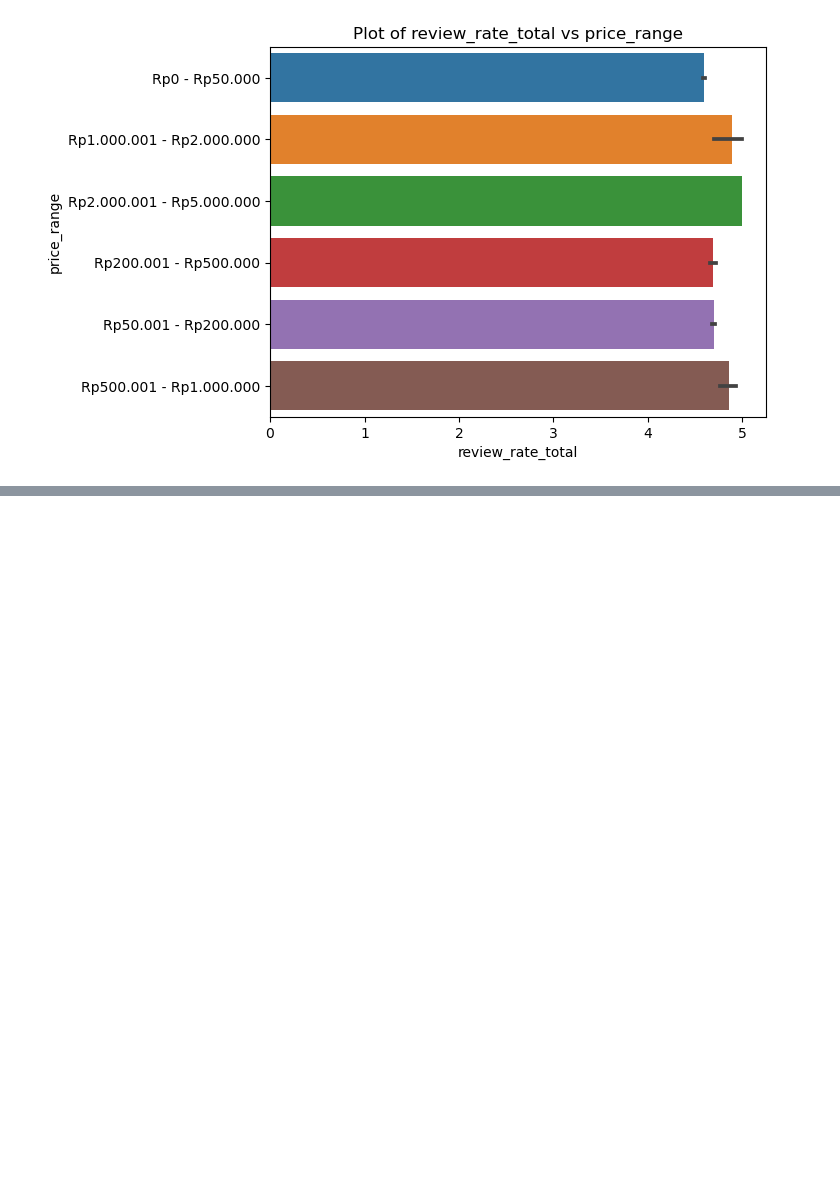
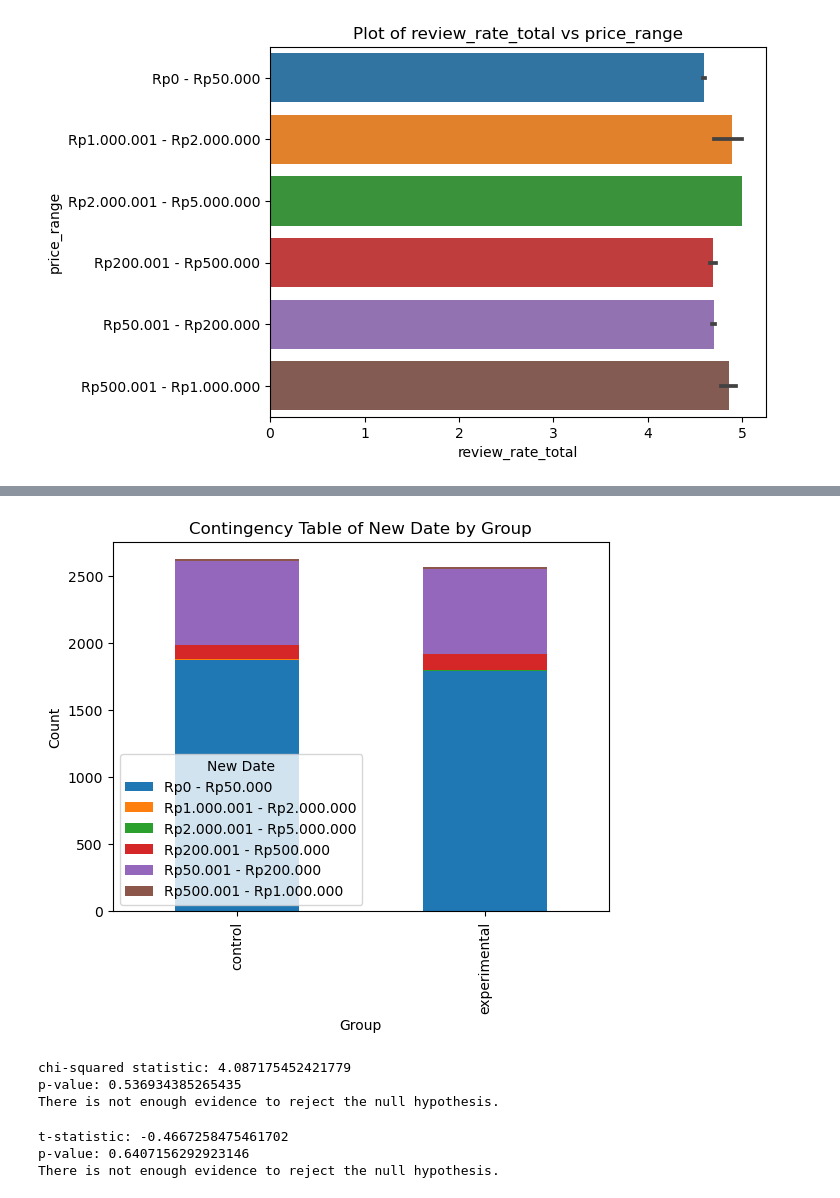
Before and after one commit to azzezzanf/bigboxintern, a Jupyter notebook: Clusterring/Code/intcluster.ipynb, the cells around one changed output, grey strips where cells are left out. Drawn from its saved outputs; the diff is of its cells as text; code cells hidden in the pictures; blank space fills up the shorter version.

```diff
--- a/Clusterring/Code/intcluster.ipynb
+++ b/Clusterring/Code/intcluster.ipynb
@@ -348,0 +366,59 @@ plt.show()
+# %%
+from scipy.stats import chi2_contingency
+
+
+# # Randomly assign the rows to the control or experimental group
+# fw_a['group'] = np.random.choice(['control', 'experimental'], size=len(fw_a))
+
+# Create a contingency table of the price_range categories by group
+cont_table = pd.crosstab(ptest['group'], ptest['price_range'])
+
+# Perform the chi-squared test
+chi2_stat, p_value, dof, expected = chi2_contingency(cont_table)
+
+# Plot the contingency table
+cont_table.plot(kind='bar', stacked=True)
+plt.title('Contingency Table of New Date by Group')
+plt.xlabel('Group')
+plt.ylabel('Count')
+plt.legend(title='New Date')
+plt.show()
+
+# Print the results
+print("chi-squared statistic: {}".format(chi2_stat))
+print("p-value: {}".format(p_value))
+
+# Determine if the results are statistically significant
+if p_value < 0.05:
+    print("The difference between the two groups is statistically significant.")
+else:
+    print("There is not enough evidence to reject the null hypothesis.")
+# %% [output]
+[figure, added]
+chi-squared statistic: 4.087175452421779
+p-value: 0.536934385265435
+There is not enough evidence to reject the null hypothesis.
+# %%
+from scipy import stats
+
+# Separate the control and experimental groups
+control = ptest[ptest['group'] == 'control']['mean']
+experimental = ptest[ptest['group'] == 'experimental']['mean']
+
+# Perform a two-sided t-test
+t_stat, p_value = stats.ttest_ind(control, experimental, equal_var=False)
+
+
+# Print the results
+print("t-statistic: {}".format(t_stat))
+print("p-value: {}".format(p_value))
+
+# Determine if the results are statistically significant
+if p_value < 0.05:
+    print("The difference between the two groups is statistically significant.")
+else:
+    print("There is not enough evidence to reject the null hypothesis.")
+# %% [output]
+t-statistic: -0.4667258475461702
+p-value: 0.6407156292923146
+There is not enough evidence to reject the null hypothesis.
```
Also changed, not shown: parts of 10 cells of this notebook.
